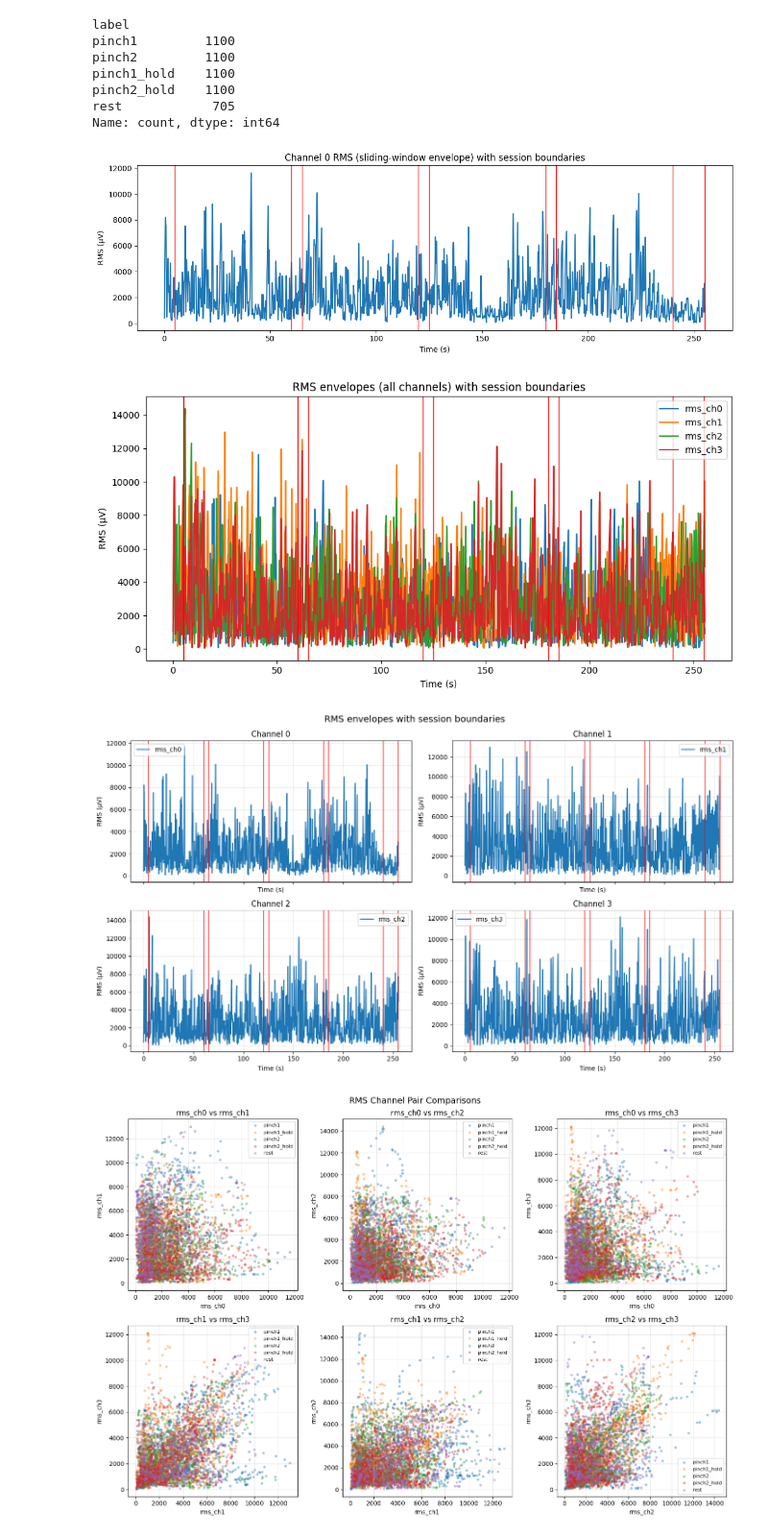
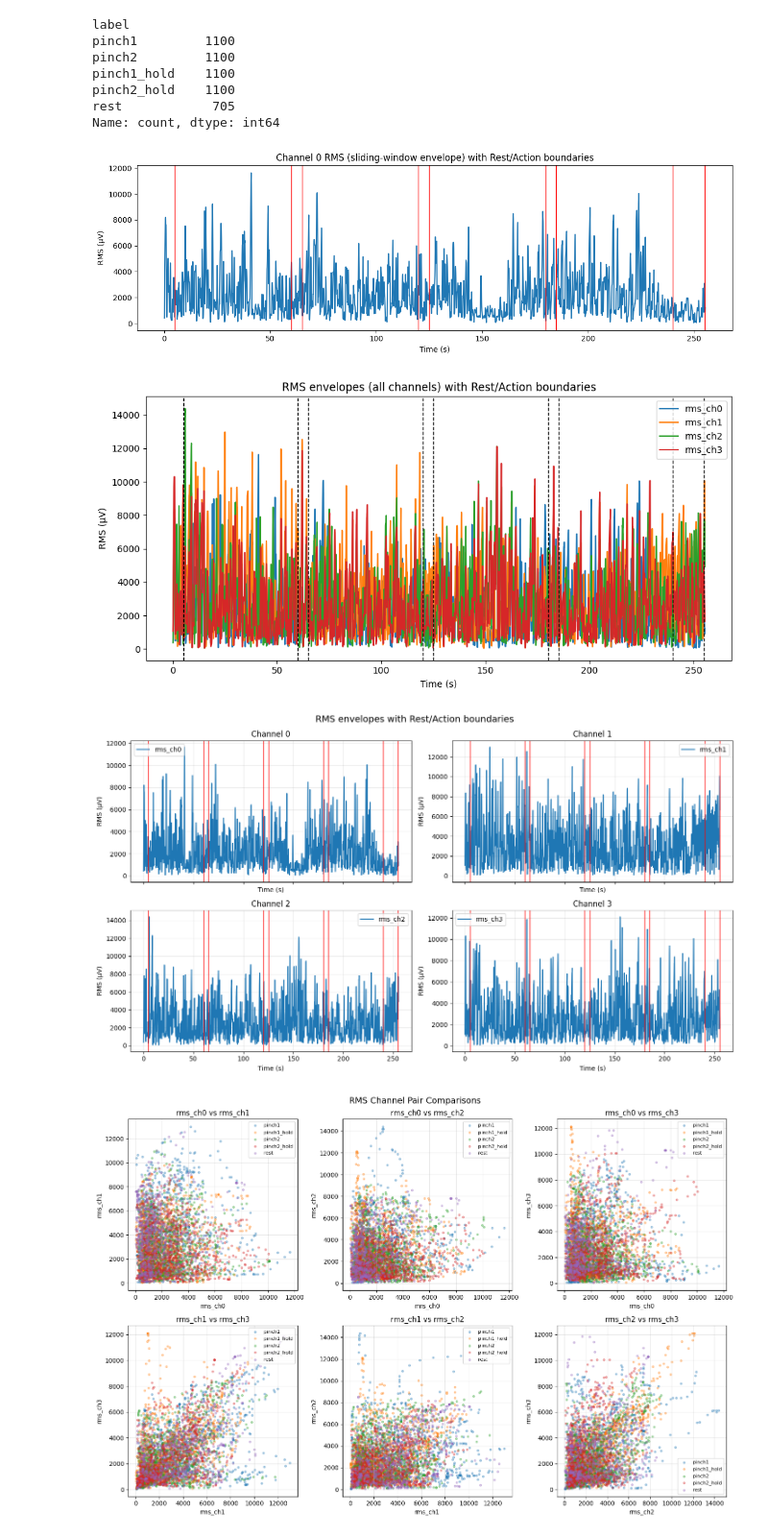
Before and after one commit to FBen3/wrist-emg, a Jupyter notebook: notebooks/01_view_emg_session1.ipynb, the cells around one changed output. Shown at 96% size. Saved outputs shown, nothing was run; the diff lists cells and outputs as text; code cells hidden in the pictures.

```diff
--- a/notebooks/01_view_emg_session1.ipynb
+++ b/notebooks/01_view_emg_session1.ipynb
@@ -209,34 +249,34 @@ plt.plot(win_df["t_center"], win_df["rms_ch0"])  # RMS envelope for channel 0
 for b in boundaries:
     plt.axvline(b, linewidth=1, color="red")  # segment boundary marker
 
-plt.title("Channel 0 RMS (sliding-window envelope) with session boundaries")
+plt.title("Channel 0 RMS (sliding-window envelope) with Rest/Action boundaries")
 plt.xlabel("Time (s)")
 plt.ylabel("RMS (µV)")
 plt.tight_layout()
 plt.show()
 # %% [output]
-[figure, old version]
+[figure, new version]
 # %%
 # plotting RMS envelopes for all 4 channels, with session boundaries
 # (helps us see which channels light up for which gesture blocks)
 
 plt.figure(figsize=(10, 5))
 plt.plot(win_df["t_center"], win_df["rms_ch0"], label="rms_ch0")  # channel 0 envelope
 plt.plot(win_df["t_center"], win_df["rms_ch1"], label="rms_ch1")  # channel 1 envelope
 plt.plot(win_df["t_center"], win_df["rms_ch2"], label="rms_ch2")  # channel 2 envelope
 plt.plot(win_df["t_center"], win_df["rms_ch3"], label="rms_ch3")  # channel 3 envelope
 
 for b in boundaries:
-    plt.axvline(b, linewidth=1, color="red")
+    plt.axvline(b, linewidth=1, color="black", linestyle='--')
 
-plt.title("RMS envelopes (all channels) with session boundaries")
+plt.title("RMS envelopes (all channels) with Rest/Action boundaries")
 plt.xlabel("Time (s)")
 plt.ylabel("RMS (µV)")
 plt.legend()
 plt.tight_layout()
 plt.show()
 # %% [output]
-[figure, old version]
+[figure, new version]
 # %%
 fig, axes = plt.subplots(2, 2, figsize=(14, 8), sharex=True)
 axes = axes.flatten()
@@ -255,11 +295,11 @@ for i, ch in enumerate(channels):
     axes[i].legend()
     axes[i].grid(True, alpha=0.3)
 
-fig.suptitle("RMS envelopes with session boundaries", fontsize=14)
+fig.suptitle("RMS envelopes with Rest/Action boundaries", fontsize=14)
 plt.tight_layout()
 plt.show()
 # %% [output]
-[figure, old version]
+[figure, new version]
 # %%
 pairs = [
     ("rms_ch0", "rms_ch1"),
```
Also changed, not shown: parts of 5 cells of this notebook.
